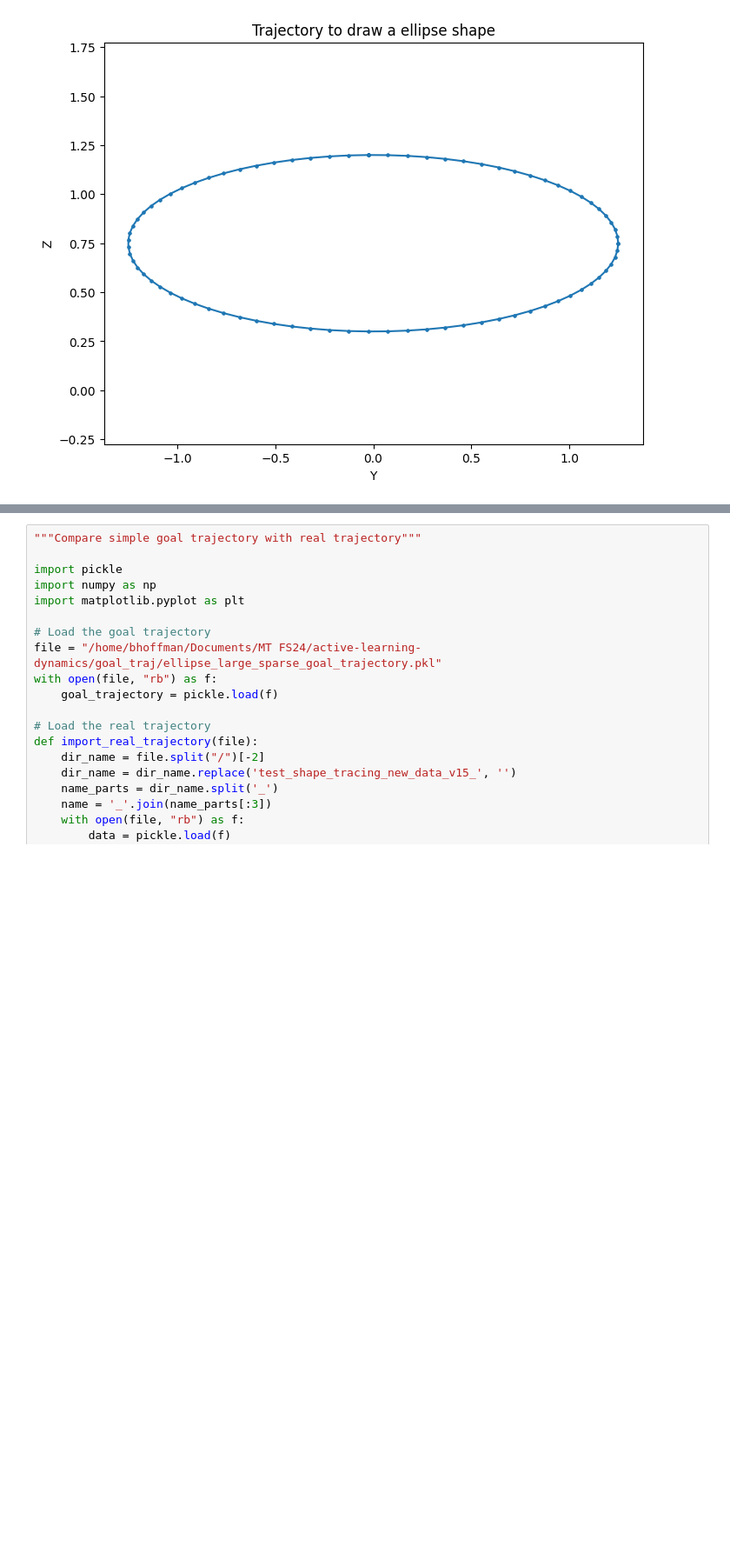
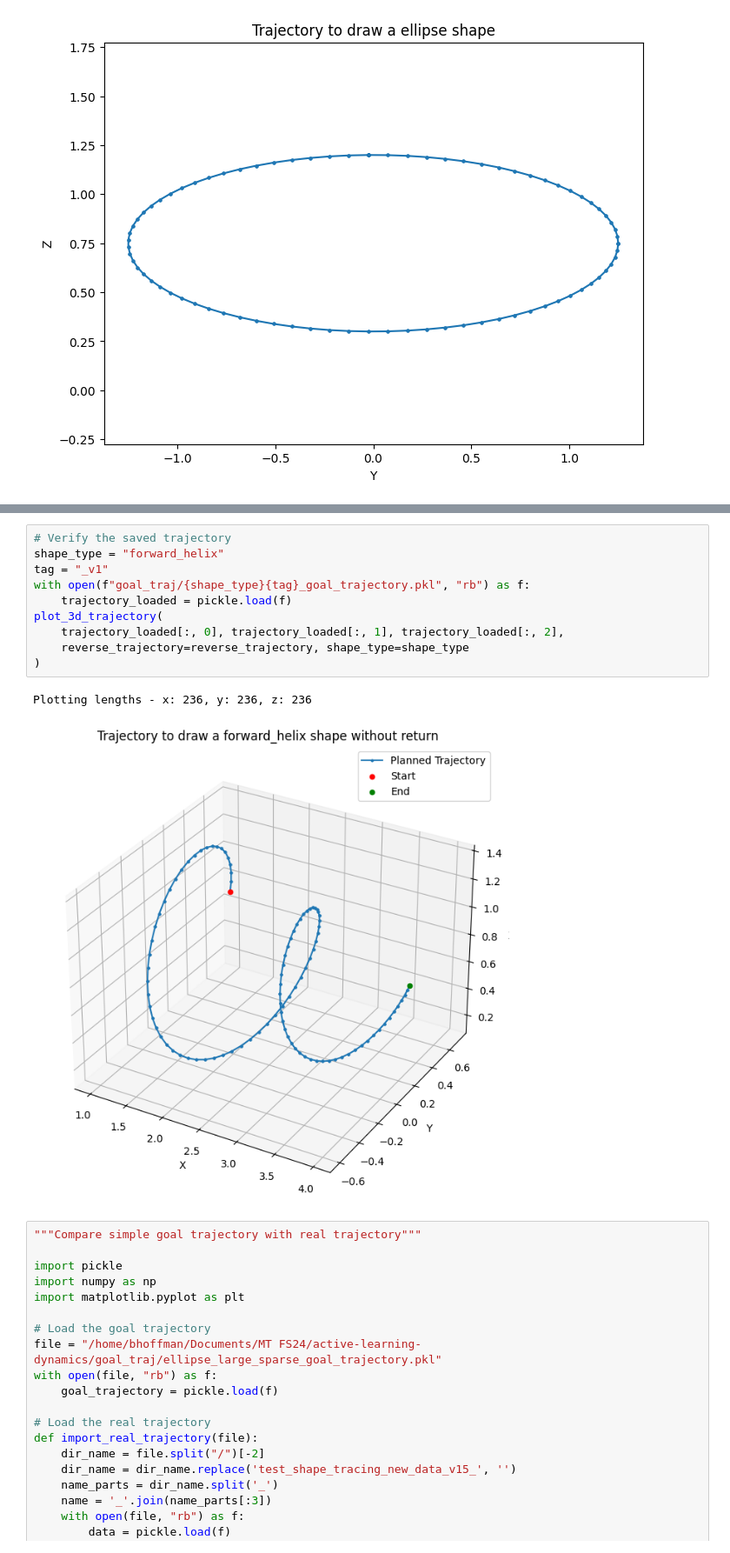
Before and after one commit to benjirer/active-learning-dynamics, a Jupyter notebook: goal_gen.ipynb, the cells around one changed output, grey strips where cells are left out. Shown at 87% size. Cells and saved outputs as stored; diff of their text form; blank space fills up the shorter version.

```diff
--- a/goal_gen.ipynb
+++ b/goal_gen.ipynb
@@ -416,3 +415,16 @@ Plotting lengths - x: 236, y: 236, z: 236
+# %%
+# Verify the saved trajectory
+shape_type = "forward_helix"
+tag = "_v1"
+with open(f"goal_traj/{shape_type}{tag}_goal_trajectory.pkl", "rb") as f:
+    trajectory_loaded = pickle.load(f)
+plot_3d_trajectory(
+    trajectory_loaded[:, 0], trajectory_loaded[:, 1], trajectory_loaded[:, 2],
+    reverse_trajectory=reverse_trajectory, shape_type=shape_type
+)
+# %% [output]
+Plotting lengths - x: 236, y: 236, z: 236
+[figure, added]
 # %%
 """Compare simple goal trajectory with real trajectory"""
 
```
Also changed, not shown: parts of 1 cell of this notebook, 4 other files.
